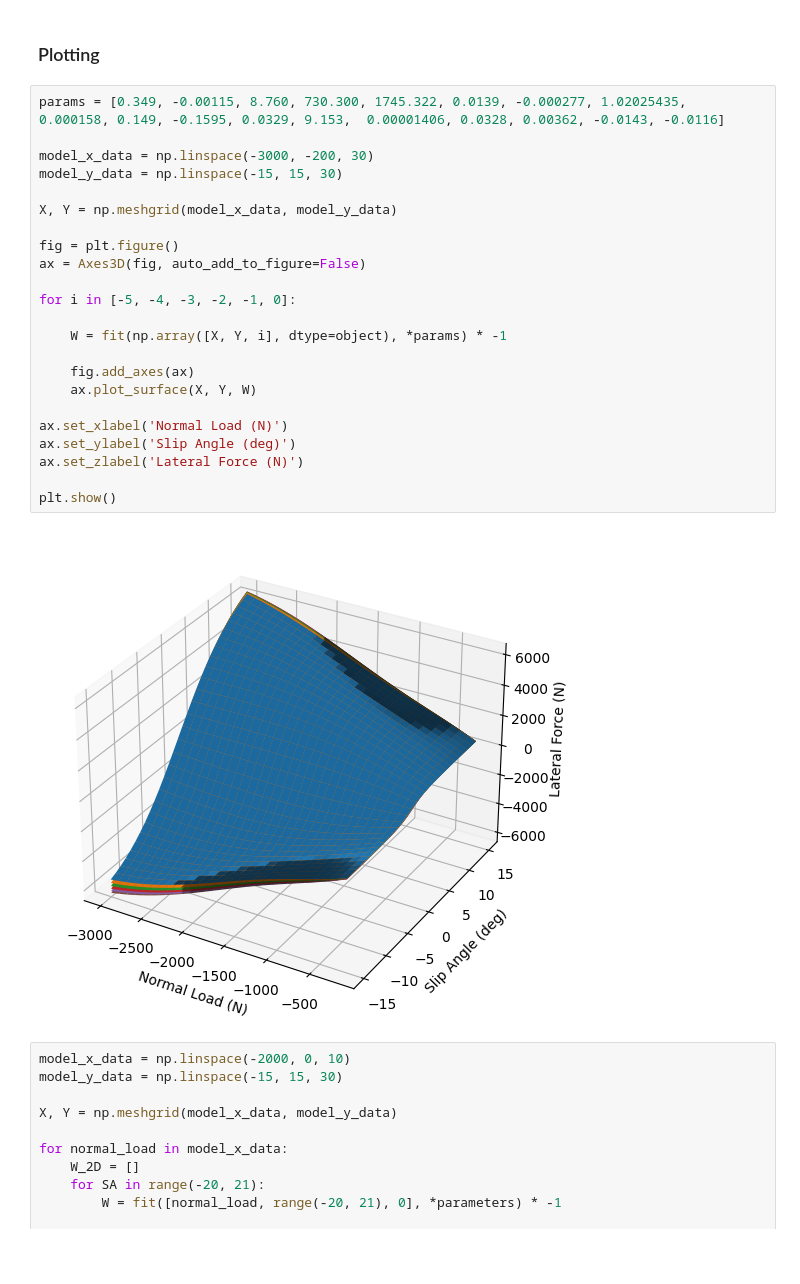
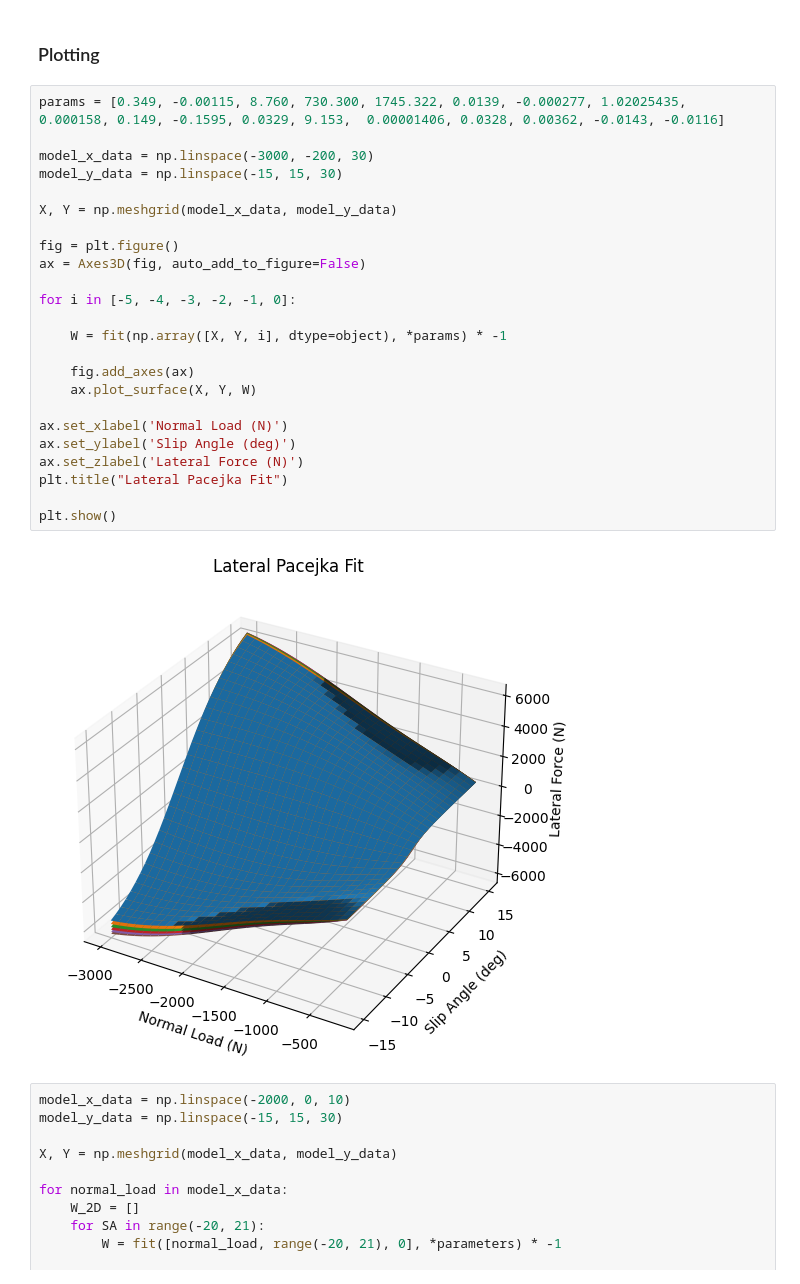
Before and after one commit to rhorvath02/tire_analysis, a Jupyter notebook: fitting/fits/fits/front_lat.ipynb, the cells around one changed output. Drawn from its saved outputs; the diff is of its cells as text; blank space fills up the shorter version.

```diff
--- a/fitting/fits/fits/front_lat.ipynb
+++ b/fitting/fits/fits/front_lat.ipynb
@@ -85,29 +82,30 @@ Coefficients: [-5.85537436e+06 -5.01775593e-30  1.10000000e+03  1.19389978e+03
 # %%
 params = [0.349, -0.00115, 8.760, 730.300, 1745.322, 0.0139, -0.000277, 1.02025435,
 0.000158, 0.149, -0.1595, 0.0329, 9.153,  0.00001406, 0.0328, 0.00362, -0.0143, -0.0116]
 
 model_x_data = np.linspace(-3000, -200, 30)
 model_y_data = np.linspace(-15, 15, 30)
 
 X, Y = np.meshgrid(model_x_data, model_y_data)
 
 fig = plt.figure()
 ax = Axes3D(fig, auto_add_to_figure=False)
 
 for i in [-5, -4, -3, -2, -1, 0]:
 
     W = fit(np.array([X, Y, i], dtype=object), *params) * -1
 
     fig.add_axes(ax)
     ax.plot_surface(X, Y, W)
 
 ax.set_xlabel('Normal Load (N)')
 ax.set_ylabel('Slip Angle (deg)')
 ax.set_zlabel('Lateral Force (N)')
+plt.title("Lateral Pacejka Fit")
 
 plt.show()
 # %% [output]
-[figure, old version]
+[figure, new version]
 # %%
 model_x_data = np.linspace(-2000, 0, 10)
 model_y_data = np.linspace(-15, 15, 30)
```
Also changed, not shown: parts of 2 cells of this notebook, 2 other files.
